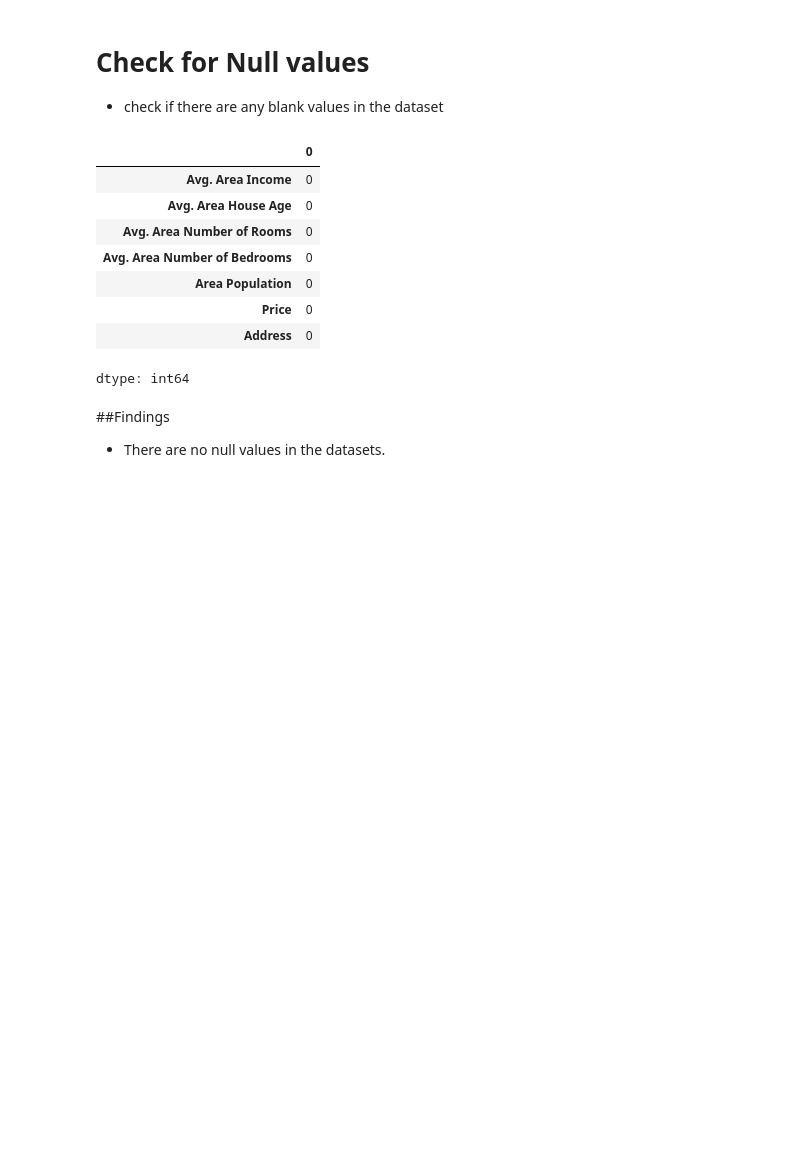
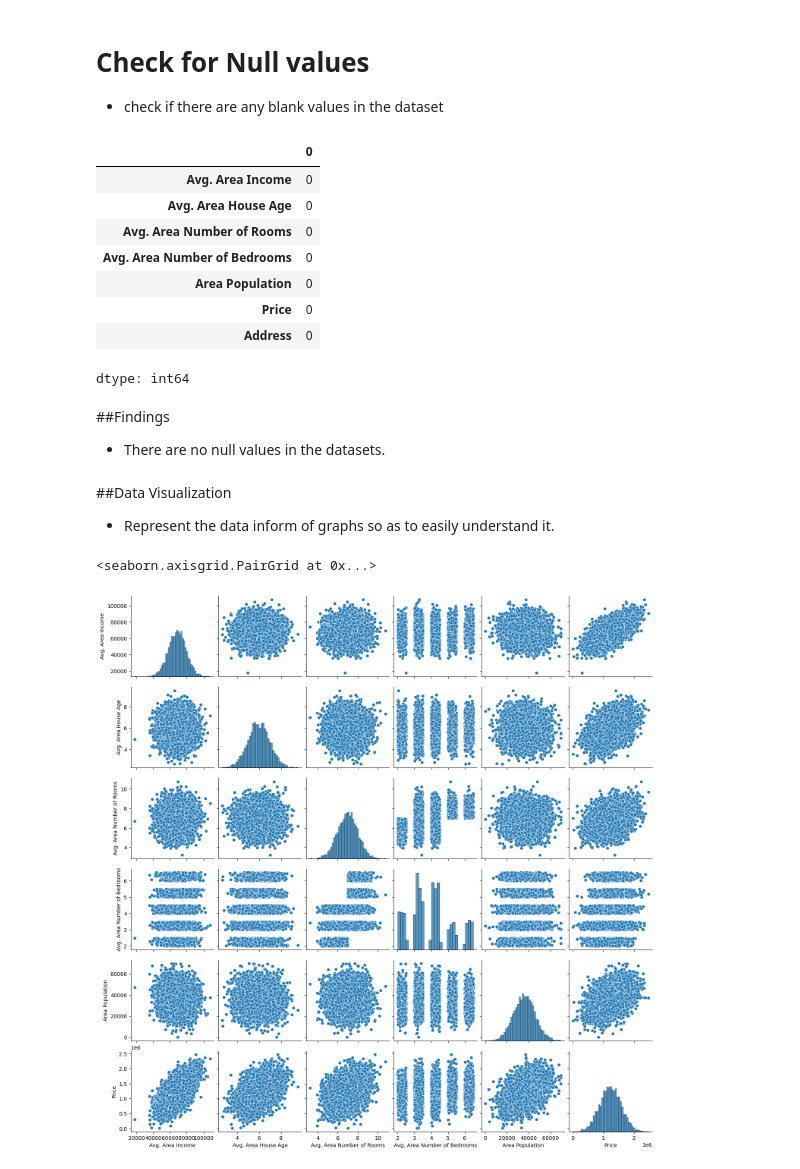
Before and after one commit to KikiopeShodipe/Seaborn-library-in-Python, a Jupyter notebook: Seaborn_library_in_Python.ipynb, the cells around one changed output. Drawn from its saved outputs; the diff is of its cells as text; code cells hidden in the pictures; blank space fills up the shorter version.

```diff
--- a/Seaborn_library_in_Python.ipynb
+++ b/Seaborn_library_in_Python.ipynb
@@ -62,3 +62,12 @@ dtype: int64
 # %% [markdown]
 ##Findings
 * There are no null values in the datasets.
+# %% [markdown]
+##Data Visualization
+* Represent the data inform of graphs so as to easily understand it.
+# %%
+#understand the relationship of data through out the dataset
+sns.pairplot(data)
+# %% [output]
+<seaborn.axisgrid.PairGrid at 0x...>
+[figure, added]
```
Also changed, not shown: parts of 7 cells of this notebook.
